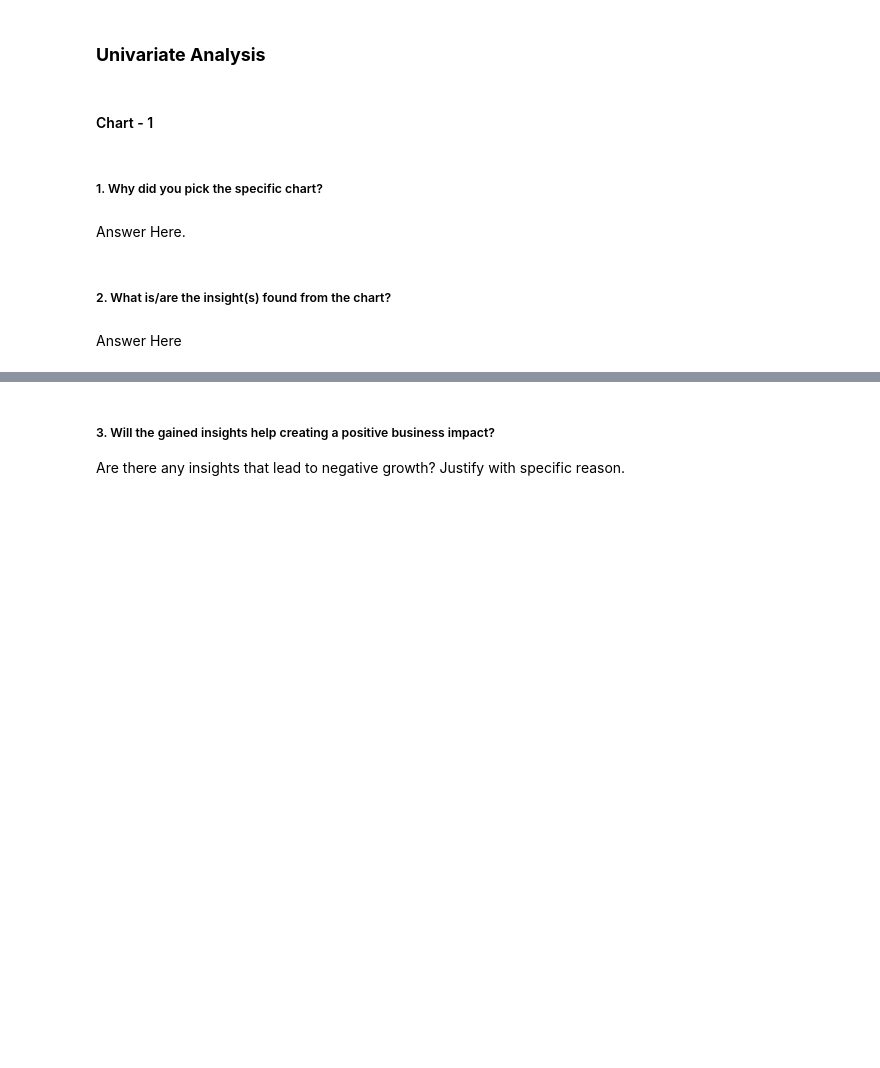
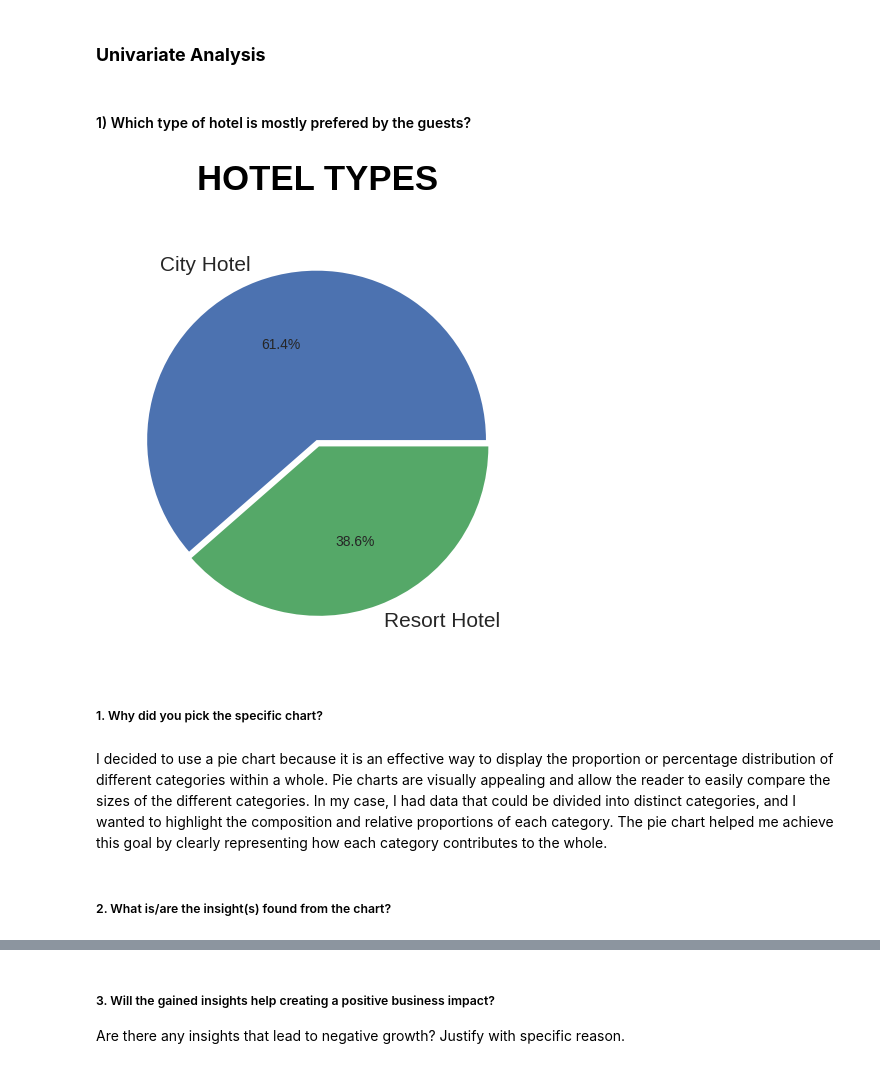
Before and after one commit to hkv-code/EDA-Hotel_Booking_Analysis, a Jupyter notebook: Hotel_Bookings_Analysis.ipynb, the cells around one changed output, grey strips where cells are left out. Cells and saved outputs as stored; diff of their text form; code cells hidden in the pictures; blank space fills up the shorter version.

```diff
--- a/Hotel_Bookings_Analysis.ipynb
+++ b/Hotel_Bookings_Analysis.ipynb
@@ -341,3 +335,6 @@ df['reservation_status_date'] = pd.to_datetime(df['reservation_status_date']).dt
+# %%
+# Delete rows where 'adr' is greater than 5000 or negative
+df = df[(df['adr'] >= 0) & (df['adr'] <= 5000)]
 # %% [markdown]
 **Checking Final shape**
 # %%
@@ -364,5 +361,3 @@ Final Data set contains **86940** rows and **32** columns
 ## ***4. Data Vizualization, Storytelling & Experimenting with charts : Understand the relationships between variables***
 # %% [markdown]
 ### **Univariate Analysis**
-# %% [markdown]
-#### Chart - 1
@@ -371,8 +364,23 @@ Final Data set contains **86940** rows and **32** columns
+# %% [markdown]
+#### 1) Which type of hotel is mostly prefered by the guests?
+# %%
+# Count the frequency of each category
+category_counts = df['hotel'].value_counts()
+
+# Get the category labels and their corresponding frequencies
+labels = category_counts.index
+frequencies = category_counts.values
+
+# Plot the pie chart
+plt.pie(frequencies, labels=labels, autopct='%1.1f%%',explode=[0.02, 0.02], shadow = False)
+
+# Add a title
+plt.title('HOTEL TYPES', pad = 30, color = 'Black');
+# %% [output]
+[figure, added]
 # %% [markdown]
 ##### 1. Why did you pick the specific chart?
-# %% [markdown]
-Answer Here.
+# %% [markdown]
+I decided to use a pie chart because it is an effective way to display the proportion or percentage distribution of different categories within a whole. Pie charts are visually appealing and allow the reader to easily compare the sizes of the different categories. In my case, I had data that could be divided into distinct categories, and I wanted to highlight the composition and relative proportions of each category. The pie chart helped me achieve this goal by clearly representing how each category contributes to the whole.
 # %% [markdown]
 ##### 2. What is/are the insight(s) found from the chart?
-# %% [markdown]
-Answer Here
```
Also changed, not shown: parts of 514 cells of this notebook.
